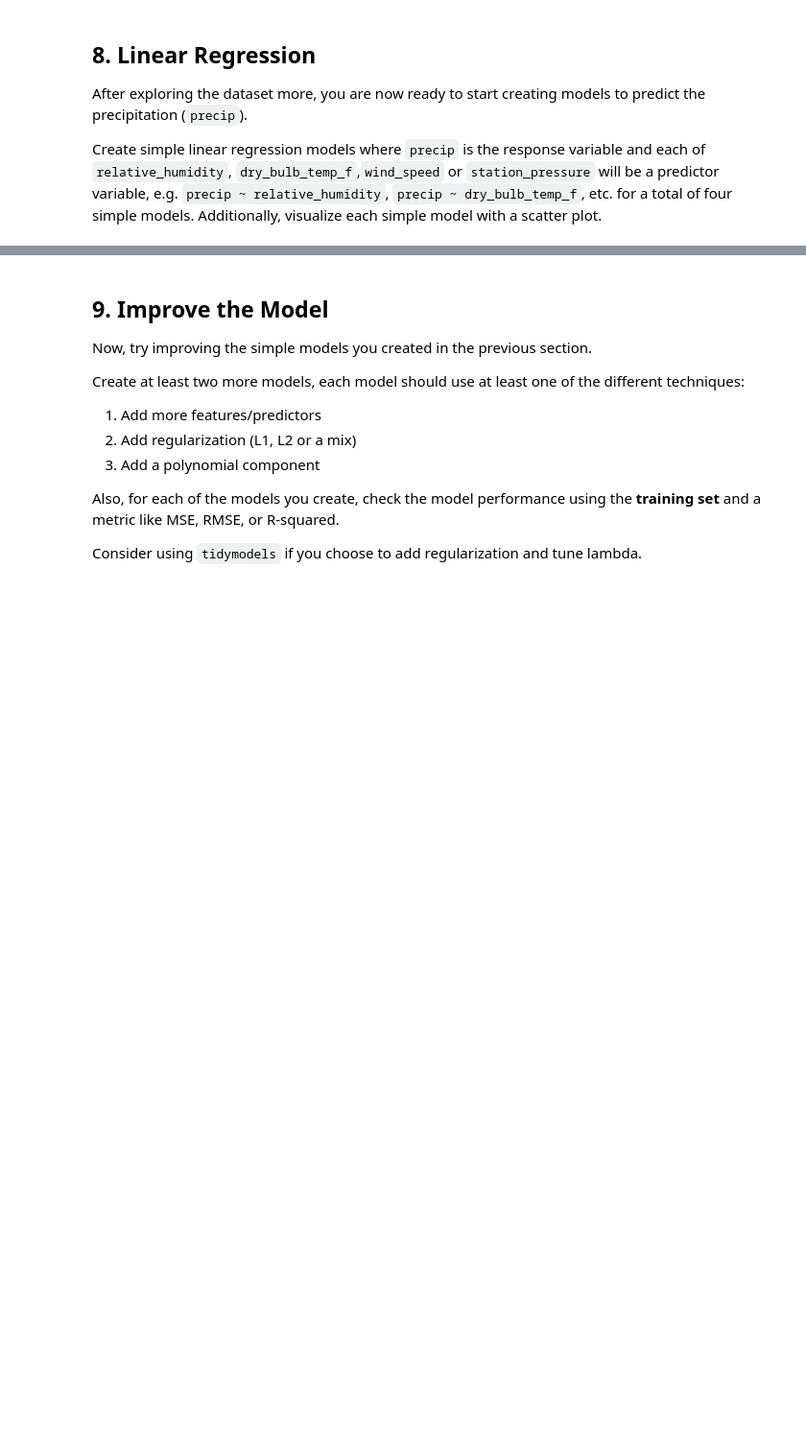
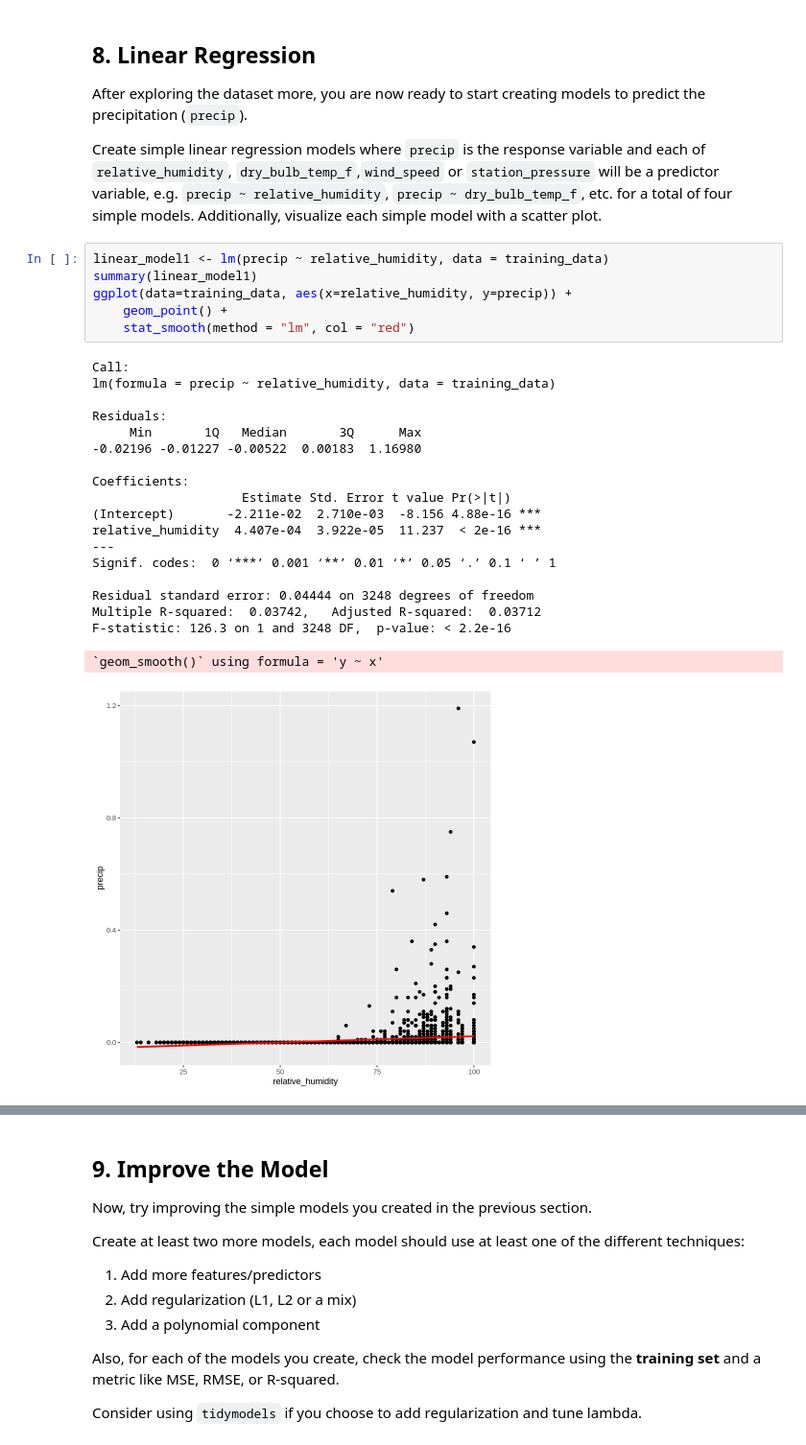
Before and after one commit to hublun/Bayesian_Aggregation_Average_Data, a Jupyter notebook: coursera/IBM-DS-with-R-2-Data-Analysis-with-R.ipynb, the cells around one changed output, grey strips where cells are left out. Shown at 96% size. Drawn from its saved outputs; the diff is of its cells as text; blank space fills up the shorter version.

```diff
--- a/coursera/IBM-DS-with-R-2-Data-Analysis-with-R.ipynb
+++ b/coursera/IBM-DS-with-R-2-Data-Analysis-with-R.ipynb
@@ -326,3 +347,29 @@ After exploring the dataset more, you are now ready to start creating models to
 
 Create simple linear regression models where `precip` is the response variable and each of `relative_humidity`, `dry_bulb_temp_f`,`wind_speed` or `station_pressure` will be a predictor variable, e.g. `precip ~ relative_humidity`, `precip ~ dry_bulb_temp_f`, etc. for a total of four simple models.
 Additionally, visualize each simple model with a scatter plot.
+# %%
+linear_model1 <- lm(precip ~ relative_humidity, data = training_data)
+summary(linear_model1)
+ggplot(data=training_data, aes(x=relative_humidity, y=precip)) +
+    geom_point() +
+    stat_smooth(method = "lm", col = "red")
+# %% [output]
+Call:
+lm(formula = precip ~ relative_humidity, data = training_data)
+
+Residuals:
+     Min       1Q   Median       3Q      Max
+-0.02196 -0.01227 -0.00522  0.00183  1.16980
+
+Coefficients:
+                    Estimate Std. Error t value Pr(>|t|)
+(Intercept)       -2.211e-02  2.710e-03  -8.156 4.88e-16 ***
+relative_humidity  4.407e-04  3.922e-05  11.237  < 2e-16 ***
+---
+Signif. codes:  0 ‘***’ 0.001 ‘**’ 0.01 ‘*’ 0.05 ‘.’ 0.1 ‘ ’ 1
+
+Residual standard error: 0.04444 on 3248 degrees of freedom
+Multiple R-squared:  0.03742,   Adjusted R-squared:  0.03712
+F-statistic: 126.3 on 1 and 3248 DF,  p-value: < 2.2e-16
+`geom_smooth()` using formula = 'y ~ x'
+[figure, added]
```
Also changed, not shown: parts of 5 cells of this notebook, 2 other files.
